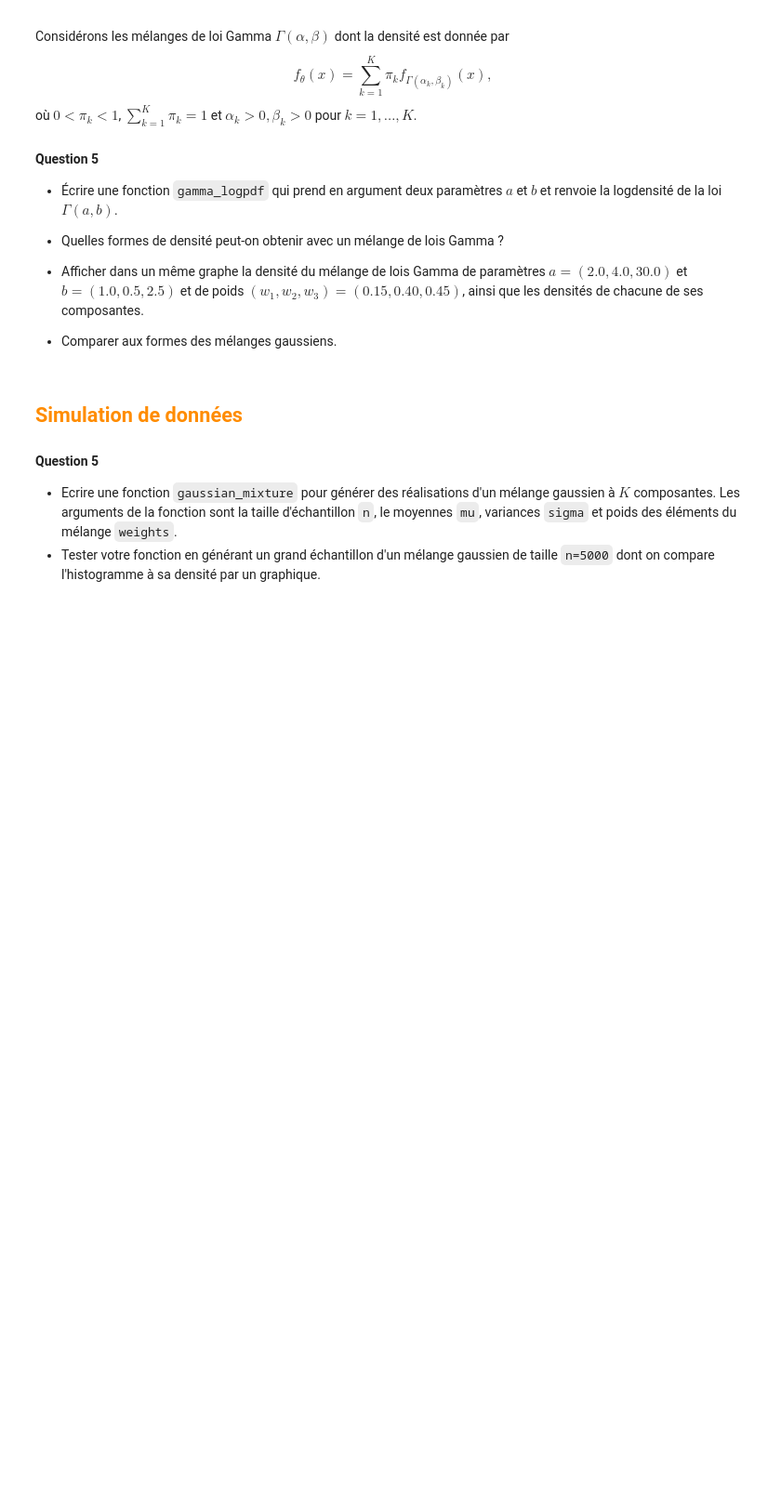
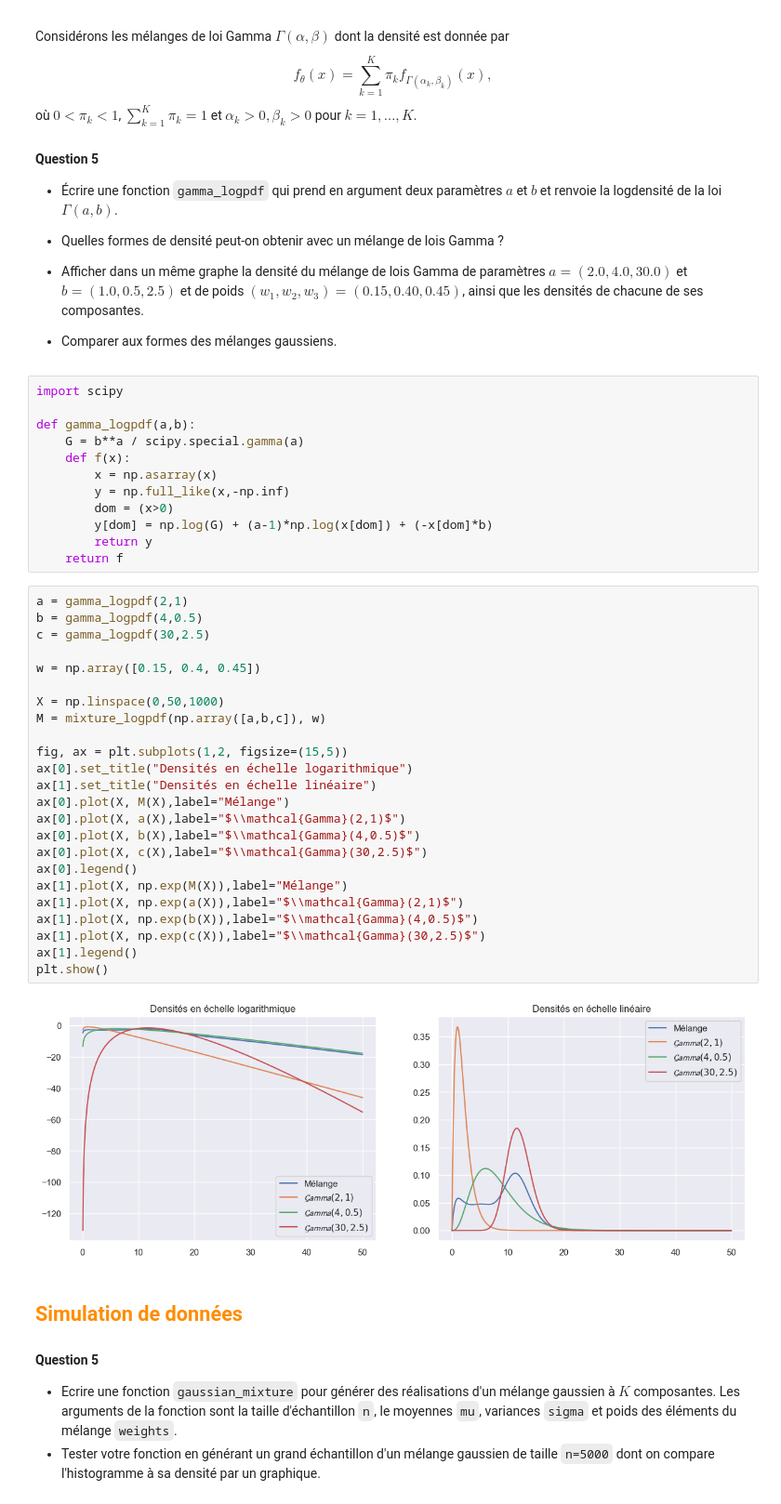
Before and after one commit to PolTibau/Statistique-Computationnelle, a Jupyter notebook: TP/TP6b_mixtures-stud.ipynb, the cells around one changed output. Shown at 93% size. Saved outputs shown, nothing was run; the diff lists cells and outputs as text; blank space fills up the shorter version.

```diff
--- a/TP/TP6b_mixtures-stud.ipynb
+++ b/TP/TP6b_mixtures-stud.ipynb
@@ -111,6 +177,44 @@ où $0<\pi_k<1$, $\sum_{k=1}^K\pi_k=1$ et $\alpha_k>0, \beta_k>0$ pour $k=1,\dot
 b = (1.0,0.5,2.5)$ et de poids $(w_1, w_2, w_3) = (0.15, 0.40,0.45)$, ainsi que les densités de chacune de ses composantes.
 
 - Comparer aux formes des mélanges gaussiens.
+# %%
+import scipy
+
+def gamma_logpdf(a,b):
+    G = b**a / scipy.special.gamma(a)
+    def f(x):
+        x = np.asarray(x)
+        y = np.full_like(x,-np.inf)
+        dom = (x>0)
+        y[dom] = np.log(G) + (a-1)*np.log(x[dom]) + (-x[dom]*b)
+        return y
+    return f
+# %%
+a = gamma_logpdf(2,1)
+b = gamma_logpdf(4,0.5)
+c = gamma_logpdf(30,2.5)
+
+w = np.array([0.15, 0.4, 0.45])
+
+X = np.linspace(0,50,1000)
+M = mixture_logpdf(np.array([a,b,c]), w)
+
+fig, ax = plt.subplots(1,2, figsize=(15,5))
+ax[0].set_title("Densités en échelle logarithmique")
+ax[1].set_title("Densités en échelle linéaire")
+ax[0].plot(X, M(X),label="Mélange")
+ax[0].plot(X, a(X),label="$\\mathcal{Gamma}(2,1)$")
+ax[0].plot(X, b(X),label="$\\mathcal{Gamma}(4,0.5)$")
+ax[0].plot(X, c(X),label="$\\mathcal{Gamma}(30,2.5)$")
+ax[0].legend()
+ax[1].plot(X, np.exp(M(X)),label="Mélange")
+ax[1].plot(X, np.exp(a(X)),label="$\\mathcal{Gamma}(2,1)$")
+ax[1].plot(X, np.exp(b(X)),label="$\\mathcal{Gamma}(4,0.5)$")
+ax[1].plot(X, np.exp(c(X)),label="$\\mathcal{Gamma}(30,2.5)$")
+ax[1].legend()
+plt.show()
+# %% [output]
+[figure, added]
 # %% [markdown]
 ## <font color=darkorange>Simulation de données</font>
 
```
Also changed, not shown: parts of 7 cells of this notebook.
